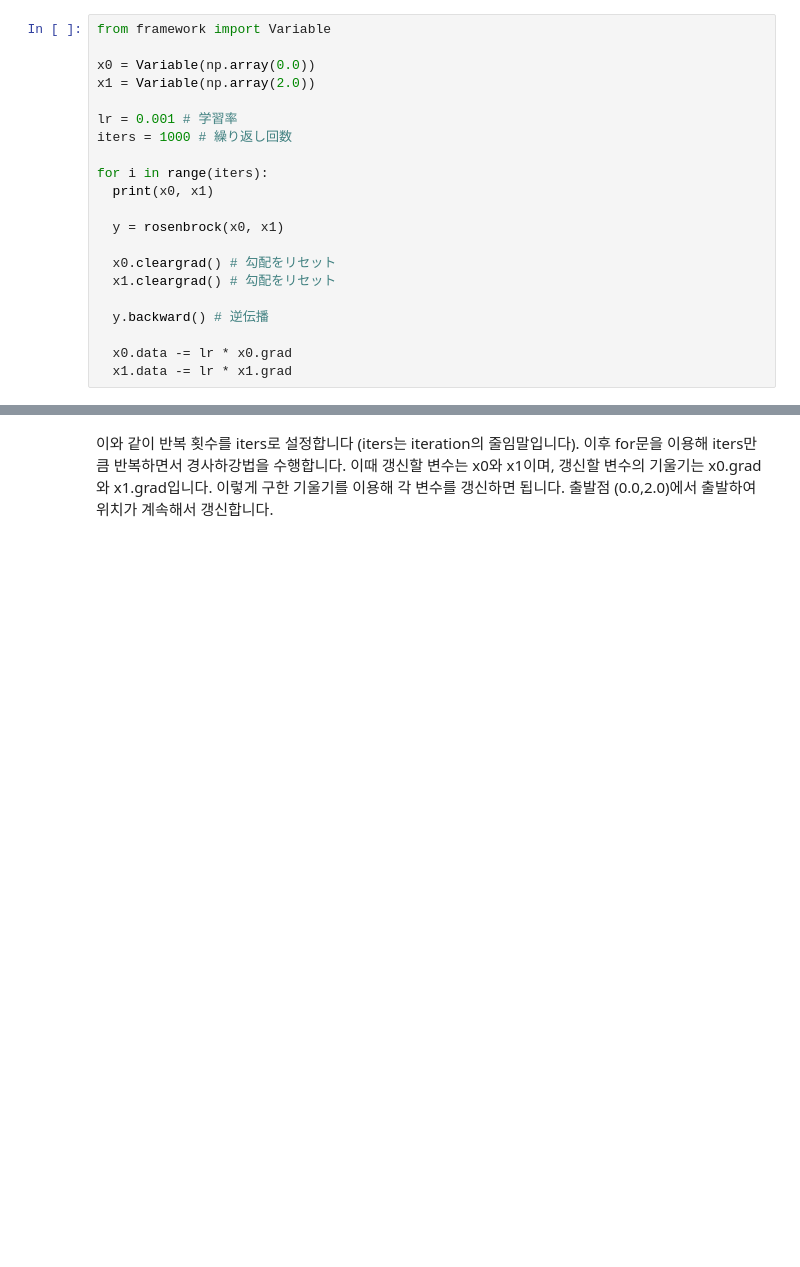
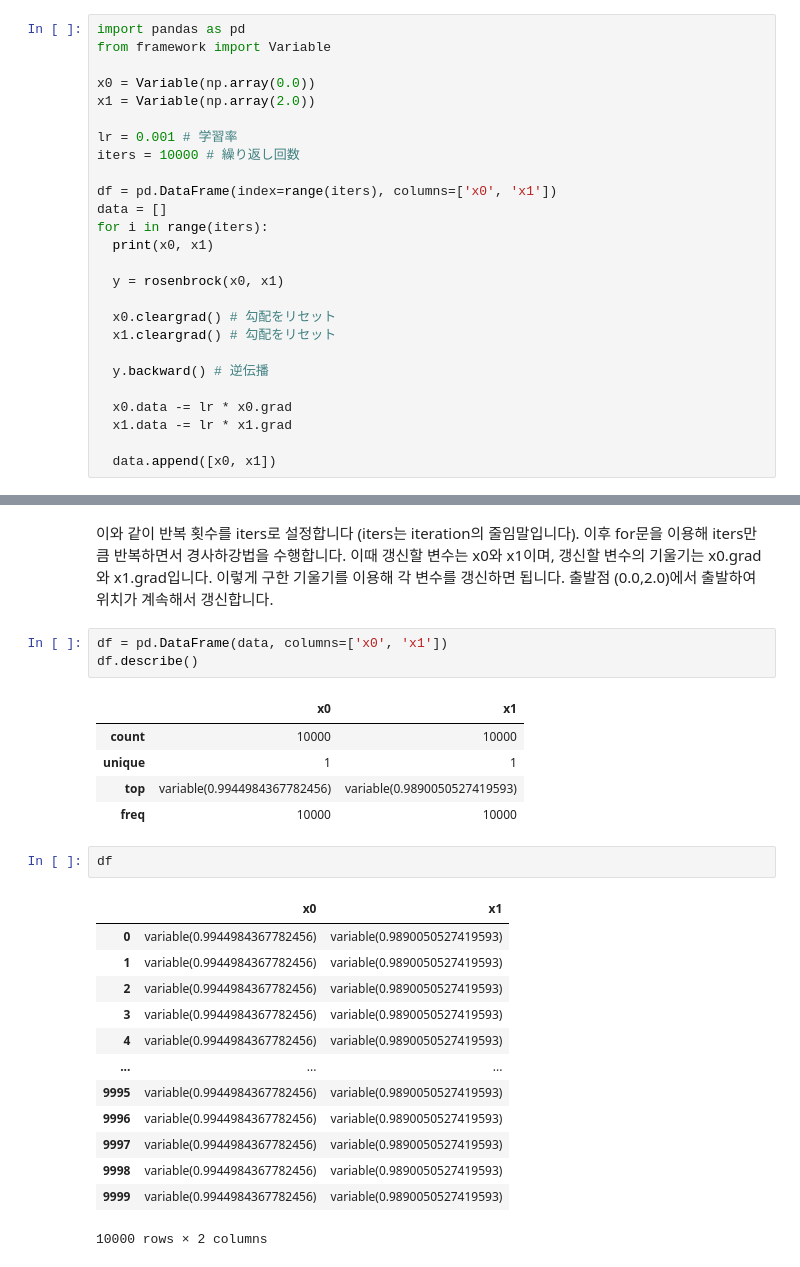
Before and after one commit to asanobm/deep-learning, a Jupyter notebook: 밑바닥부터 시작하는 딥러닝 3/28_함수 최적화.ipynb, the cells around one changed output, grey strips where cells are left out. Saved outputs shown, nothing was run; the diff lists cells and outputs as text; blank space fills up the shorter version.

```diff
--- a/밑바닥부터 시작하는 딥러닝 3/28_함수 최적화.ipynb
+++ b/밑바닥부터 시작하는 딥러닝 3/28_함수 최적화.ipynb
@@ -42,14 +42,17 @@ x0와x1의 미분은 각각 -2.0과 400이다. 이때 두 미분값을 모은
 복잡한 형상의 함수는 기울기가 가리키는 방향에 반드시 최댓값이 존재한다고 볼 수 없다. (반대도 드렇다) 그러나 국소적으로 보면 기울기는 함수의 출력을 가장 크게 하는 방향을 나타낸다. 그래서 기울기 방향을 일정 거리만큼 이동하여 다시 기울기를 구하는 작업을 반복하면 점차 원하는 지점(최댓값 혹은 최솟값)에 접근하리라 기대할 수 있다.(?) 이런 방법이 ***경사하강법***이다. 경사하강법은 다음과 같이 갱신식을 반복하여 최적화를 수행한다.
 $$x_{i+1} = x_{i} - \eta \frac{\partial f}{\partial x_{i}}$$
 # %%
+import pandas as pd
 from framework import Variable
 
 x0 = Variable(np.array(0.0))
 x1 = Variable(np.array(2.0))
 
 lr = 0.001 # 学習率
-iters = 1000 # 繰り返し回数
+iters = 10000 # 繰り返し回数
 
+df = pd.DataFrame(index=range(iters), columns=['x0', 'x1'])
+data = []
 for i in range(iters):
   print(x0, x1)
 
@@ -62,6 +65,8 @@ for i in range(iters):
 
   x0.data -= lr * x0.grad
   x1.data -= lr * x1.grad
+
+  data.append([x0, x1])
 # %% [output]
 variable(0.0) variable(2.0)
 variable(0.002) variable(1.6)
@@ -83,2 +88,27 @@ variable(0.6834917840420289) variable(0.46565059996514135)
 # %% [markdown]
 이와 같이 반복 횟수를 iters로 설정합니다 (iters는 iteration의 줄임말입니다). 이후 for문을 이용해 iters만큼 반복하면서 경사하강법을 수행합니다. 이때 갱신할 변수는 x0와 x1이며, 갱신할 변수의 기울기는 x0.grad와 x1.grad입니다. 이렇게 구한 기울기를 이용해 각 변수를 갱신하면 됩니다. 출발점 (0.0,2.0)에서 출발하여 위치가 계속해서 갱신합니다.
+# %%
+df = pd.DataFrame(data, columns=['x0', 'x1'])
+df.describe()
+# %% [output]
+|  | x0 | x1 |
+| count | 10000 | 10000 |
+| unique | 1 | 1 |
+| top | variable(0.9944984367782456) | variable(0.9890050527419593) |
+| freq | 10000 | 10000 |
+# %%
+df
+# %% [output]
+|  | x0 | x1 |
+| 0 | variable(0.9944984367782456) | variable(0.9890050527419593) |
+| 1 | variable(0.9944984367782456) | variable(0.9890050527419593) |
+| 2 | variable(0.9944984367782456) | variable(0.9890050527419593) |
+| 3 | variable(0.9944984367782456) | variable(0.9890050527419593) |
+| 4 | variable(0.9944984367782456) | variable(0.9890050527419593) |
+| ... | ... | ... |
+| 9995 | variable(0.9944984367782456) | variable(0.9890050527419593) |
+| 9996 | variable(0.9944984367782456) | variable(0.9890050527419593) |
+| 9997 | variable(0.9944984367782456) | variable(0.9890050527419593) |
+| 9998 | variable(0.9944984367782456) | variable(0.9890050527419593) |
+| 9999 | variable(0.9944984367782456) | variable(0.9890050527419593) |
+10000 rows × 2 columns
```
Also changed, not shown: parts of 3 cells of this notebook.
